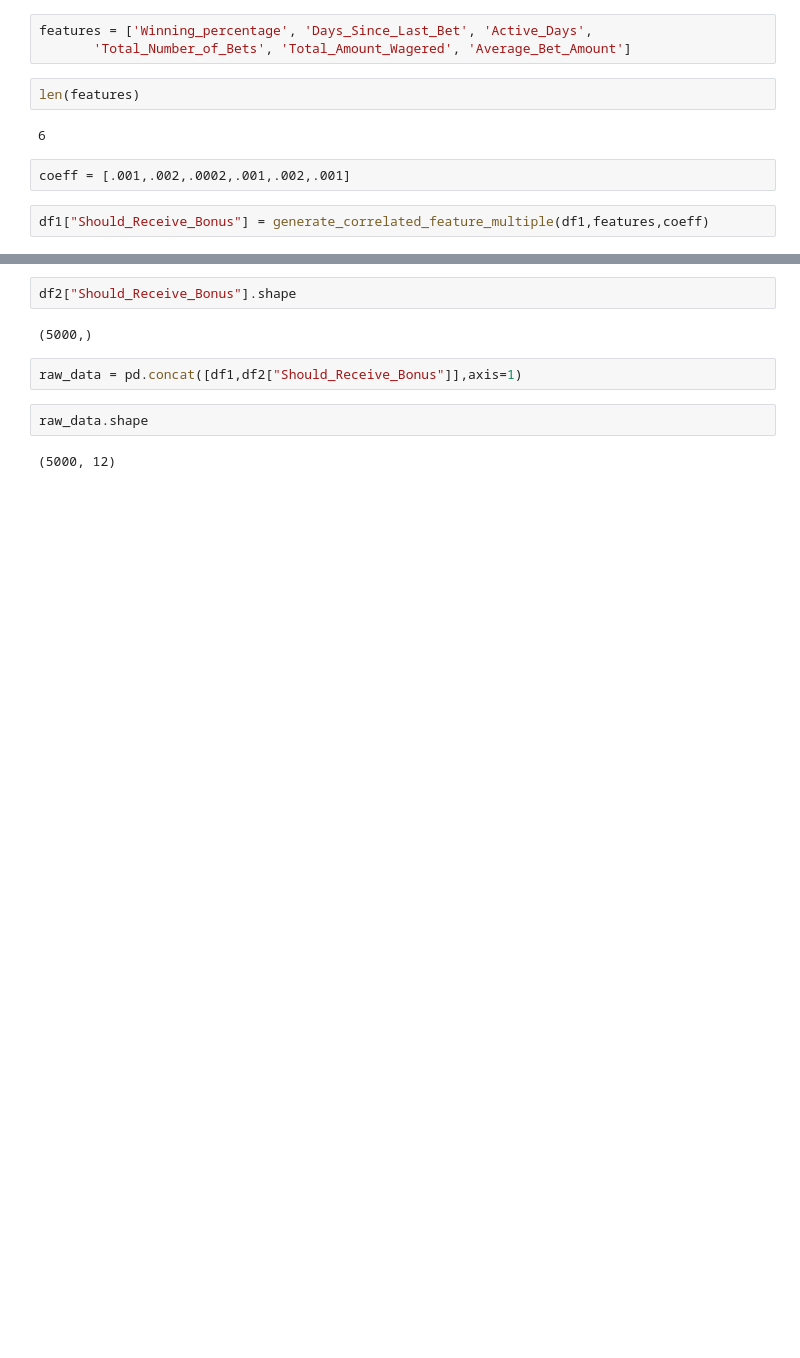
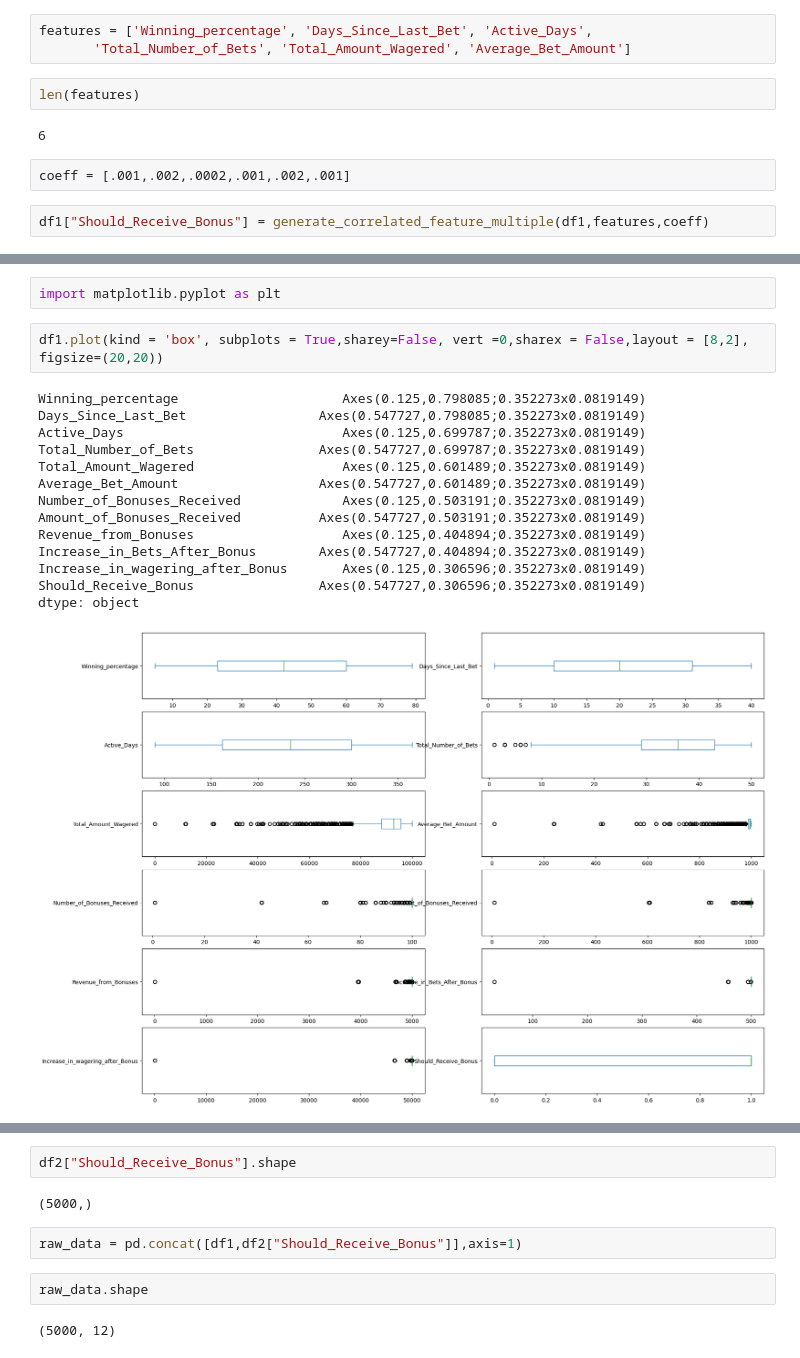
Before and after one commit to pourushkg/Fair-and-Efficient-Bonus-Allocation-System, a Jupyter notebook: Research/trails_2.ipynb, the cells around one changed output, grey strips where cells are left out. Cells and saved outputs as stored; diff of their text form; blank space fills up the shorter version.

```diff
--- a/Research/trails_2.ipynb
+++ b/Research/trails_2.ipynb
@@ -178,3 +178,22 @@ dtype: object
+# %%
+import matplotlib.pyplot as plt
+# %%
+df1.plot(kind = 'box', subplots = True,sharey=False, vert =0,sharex = False,layout = [8,2], figsize=(20,20))
+# %% [output]
+Winning_percentage                     Axes(0.125,0.798085;0.352273x0.0819149)
+Days_Since_Last_Bet                 Axes(0.547727,0.798085;0.352273x0.0819149)
+Active_Days                            Axes(0.125,0.699787;0.352273x0.0819149)
+Total_Number_of_Bets                Axes(0.547727,0.699787;0.352273x0.0819149)
+Total_Amount_Wagered                   Axes(0.125,0.601489;0.352273x0.0819149)
+Average_Bet_Amount                  Axes(0.547727,0.601489;0.352273x0.0819149)
+Number_of_Bonuses_Received             Axes(0.125,0.503191;0.352273x0.0819149)
+Amount_of_Bonuses_Received          Axes(0.547727,0.503191;0.352273x0.0819149)
+Revenue_from_Bonuses                   Axes(0.125,0.404894;0.352273x0.0819149)
+Increase_in_Bets_After_Bonus        Axes(0.547727,0.404894;0.352273x0.0819149)
+Increase_in_wagering_after_Bonus       Axes(0.125,0.306596;0.352273x0.0819149)
+Should_Receive_Bonus                Axes(0.547727,0.306596;0.352273x0.0819149)
+dtype: object
+[figure, added]
 # %%
 df1.shape
 # %% [output]
```
Also changed, not shown: parts of 10 cells of this notebook, 31 other files.
